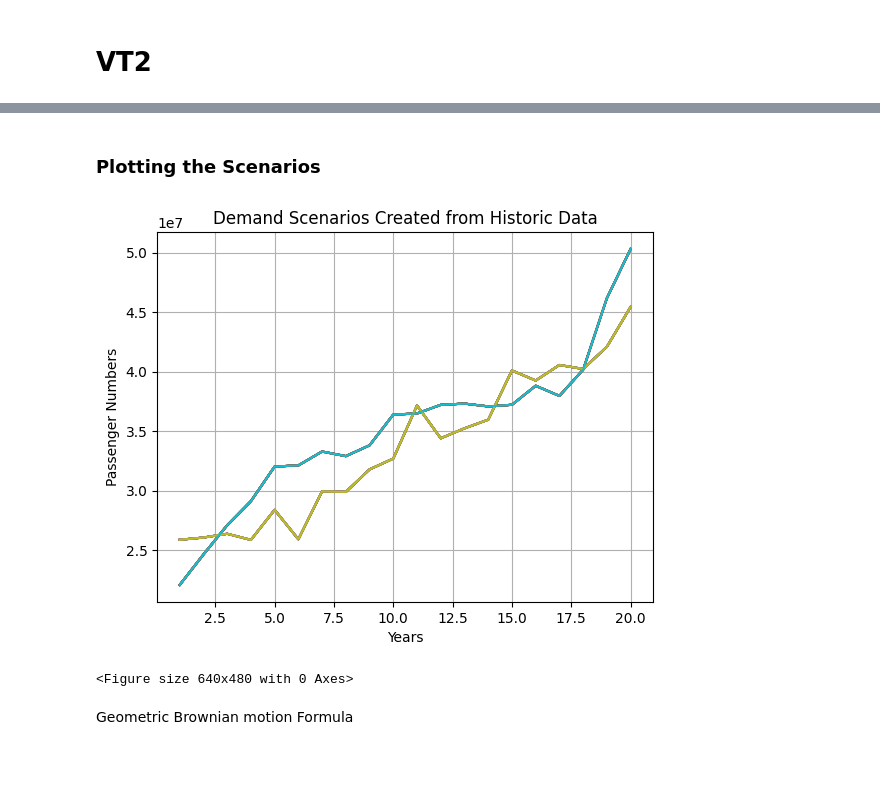
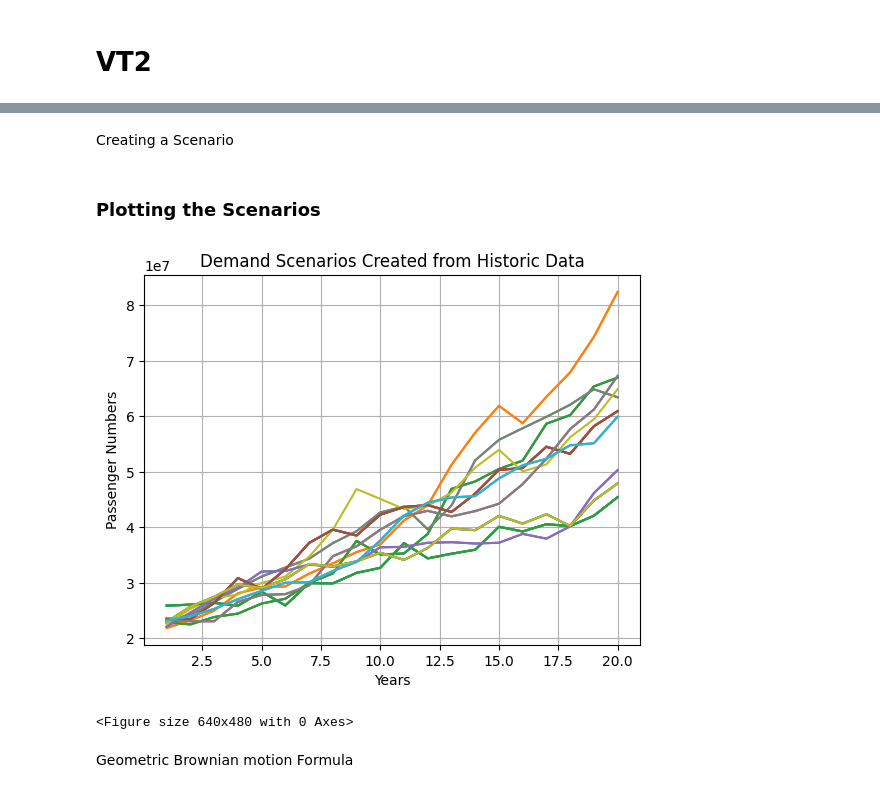
Before and after one commit to Oli767/VT1-Python-Files, a Jupyter notebook: VT2 VS Code/VT2.ipynb, the cells around one changed output, grey strips where cells are left out. Cells and saved outputs as stored; diff of their text form; code cells hidden in the pictures; blank space fills up the shorter version.

```diff
--- a/VT2 VS Code/VT2.ipynb
+++ b/VT2 VS Code/VT2.ipynb
@@ -34,0 +73,2 @@ sigma = 0.05813761525452841
+# %% [markdown]
+Creating a Scenario
@@ -35,41 +89,18 @@ sigma = 0.05813761525452841
 # %% [markdown]
 ### Plotting the Scenarios
-# %%
-# Calling the Scenario Creation Function
-Scenarios = fn.generate_scenarios(mu, sigma, Dt0, dt, Fth, Forecasts)
-
-# Round values up for further Calculation
-Demand = np.ceil(Scenarios)
-# print(D)
-
-
-# Calling the Scenario Plotting Function
-fn.Scenario_plot(
-    Scenarios,
-    Fth,
-    True,
-    "Demand Scenarios Created from Historic Data",
-    "Passenger Numbers",
-    30,
-)
-
-# Need to define Capacity first!!
-
-# # Calling the Scenario Plotting Function
-# fn.Scenario_plot(
-#     K_rounded,
-#     Fth,
-#     True,
-#     "Capacity",
-#     "USD in Millions",
-#     30,
-# )
-
-# print(np.shape(Scenarios))
-# print(Scenarios)
-# %% [output]
-[figure, removed]
-<Figure size 640x480 with 0 Axes>
+# %%
+# Calling the Scenario Plotting Function
+fn.Scenario_plot(
+    Scenarios,
+    Param["Fth"],
+    True,
+    "Demand Scenarios Created from Historic Data",
+    "Passenger Numbers",
+    30,
+)
+# %% [output]
+[figure, added]
+<Figure size 640x480 with 0 Axes>
 # %% [markdown]
 Geometric Brownian motion Formula
 # %% [markdown]
```
Also changed, not shown: parts of 20 cells of this notebook.
